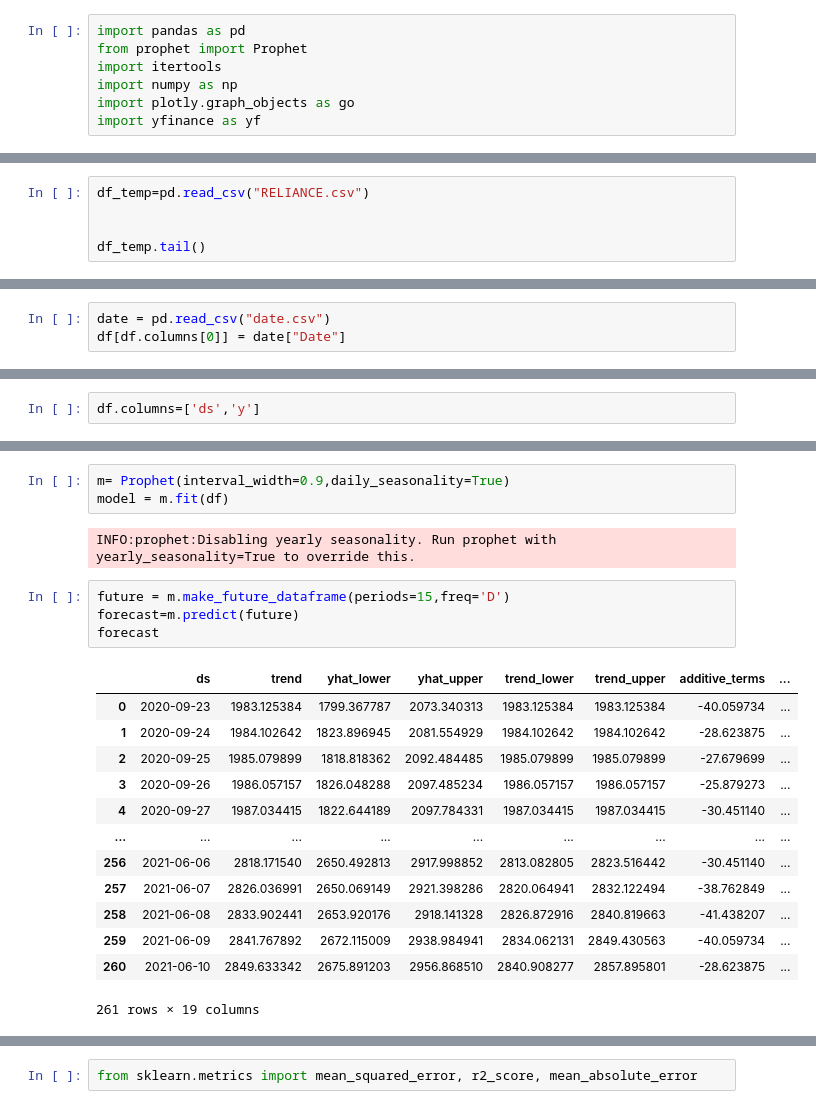
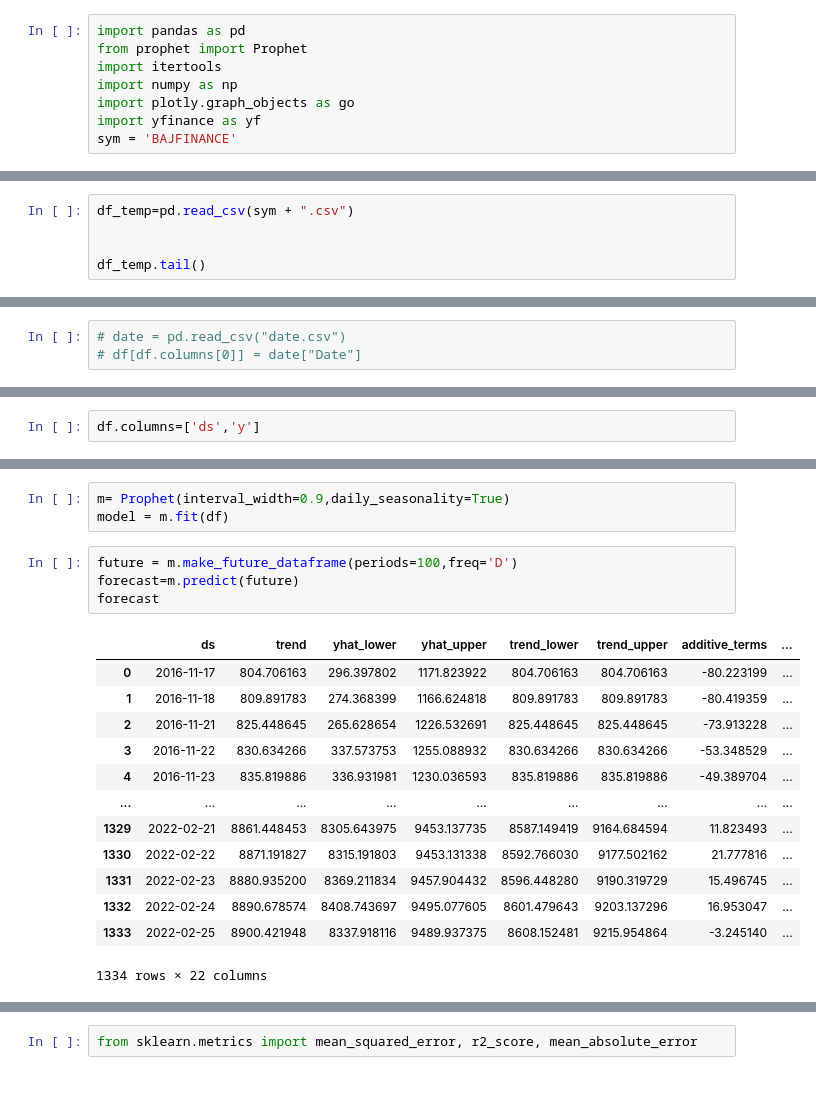
Before and after one commit to ViirajPatel/sem7, a Jupyter notebook: arima model/prophet.ipynb, the cells around one changed output, grey strips where cells are left out. Drawn from its saved outputs; the diff is of its cells as text.

```diff
--- a/arima model/prophet.ipynb
+++ b/arima model/prophet.ipynb
@@ -5,4 +5,5 @@ import itertools
 import numpy as np
 import plotly.graph_objects as go
 import yfinance as yf
+sym = 'BAJFINANCE'
 # %%
@@ -11,7 +12,7 @@ data.to_csv("RELIANCE.csv")
 # %% [output]
 [*********************100%***********************]  1 of 1 completed
 # %%
-df_temp=pd.read_csv("RELIANCE.csv")
+df_temp=pd.read_csv(sym + ".csv")
 
 
 df_temp.tail()
@@ -133,3 +106,3 @@ df
 # %%
-date = pd.read_csv("date.csv")
-df[df.columns[0]] = date["Date"]
+# date = pd.read_csv("date.csv")
+# df[df.columns[0]] = date["Date"]
@@ -194,24 +143,22 @@ df[-20:]
 # %%
 m= Prophet(interval_width=0.9,daily_seasonality=True)
 model = m.fit(df)
-# %% [output]
-INFO:prophet:Disabling yearly seasonality. Run prophet with yearly_seasonality=True to override this.
 # %%
-future = m.make_future_dataframe(periods=15,freq='D')
+future = m.make_future_dataframe(periods=100,freq='D')
 forecast=m.predict(future)
 forecast
 # %% [output]
 |  | ds | trend | yhat_lower | yhat_upper | trend_lower | trend_upper | additive_terms | ... |
-| 0 | 2020-09-23 | 1983.125384 | 1799.367787 | 2073.340313 | 1983.125384 | 1983.125384 | -40.059734 | ... |
-| 1 | 2020-09-24 | 1984.102642 | 1823.896945 | 2081.554929 | 1984.102642 | 1984.102642 | -28.623875 | ... |
-| 2 | 2020-09-25 | 1985.079899 | 1818.818362 | 2092.484485 | 1985.079899 | 1985.079899 | -27.679699 | ... |
-| 3 | 2020-09-26 | 1986.057157 | 1826.048288 | 2097.485234 | 1986.057157 | 1986.057157 | -25.879273 | ... |
-| 4 | 2020-09-27 | 1987.034415 | 1822.644189 | 2097.784331 | 1987.034415 | 1987.034415 | -30.451140 | ... |
+| 0 | 2016-11-17 | 804.706163 | 296.397802 | 1171.823922 | 804.706163 | 804.706163 | -80.223199 | ... |
+| 1 | 2016-11-18 | 809.891783 | 274.368399 | 1166.624818 | 809.891783 | 809.891783 | -80.419359 | ... |
+| 2 | 2016-11-21 | 825.448645 | 265.628654 | 1226.532691 | 825.448645 | 825.448645 | -73.913228 | ... |
+| 3 | 2016-11-22 | 830.634266 | 337.573753 | 1255.088932 | 830.634266 | 830.634266 | -53.348529 | ... |
+| 4 | 2016-11-23 | 835.819886 | 336.931981 | 1230.036593 | 835.819886 | 835.819886 | -49.389704 | ... |
 | ... | ... | ... | ... | ... | ... | ... | ... | ... |
-| 256 | 2021-06-06 | 2818.171540 | 2650.492813 | 2917.998852 | 2813.082805 | 2823.516442 | -30.451140 | ... |
-| 257 | 2021-06-07 | 2826.036991 | 2650.069149 | 2921.398286 | 2820.064941 | 2832.122494 | -38.762849 | ... |
-| 258 | 2021-06-08 | 2833.902441 | 2653.920176 | 2918.141328 | 2826.872916 | 2840.819663 | -41.438207 | ... |
-| 259 | 2021-06-09 | 2841.767892 | 2672.115009 | 2938.984941 | 2834.062131 | 2849.430563 | -40.059734 | ... |
-| 260 | 2021-06-10 | 2849.633342 | 2675.891203 | 2956.868510 | 2840.908277 | 2857.895801 | -28.623875 | ... |
+| 1329 | 2022-02-21 | 8861.448453 | 8305.643975 | 9453.137735 | 8587.149419 | 9164.684594 | 11.823493 | ... |
+| 1330 | 2022-02-22 | 8871.191827 | 8315.191803 | 9453.131338 | 8592.766030 | 9177.502162 | 21.777816 | ... |
+| 1331 | 2022-02-23 | 8880.935200 | 8369.211834 | 9457.904432 | 8596.448280 | 9190.319729 | 15.496745 | ... |
+| 1332 | 2022-02-24 | 8890.678574 | 8408.743697 | 9495.077605 | 8601.479643 | 9203.137296 | 16.953047 | ... |
+| 1333 | 2022-02-25 | 8900.421948 | 8337.918116 | 9489.937375 | 8608.152481 | 9215.954864 | -3.245140 | ... |
-261 rows × 19 columns
+1334 rows × 22 columns
 # %%
```
Also changed, not shown: parts of 22 cells of this notebook, 15 other files.
